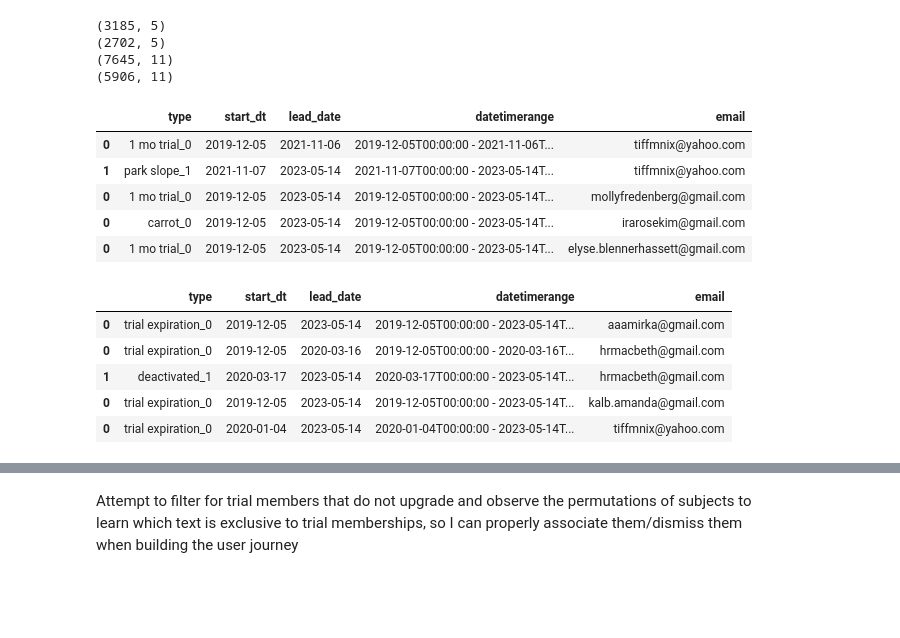
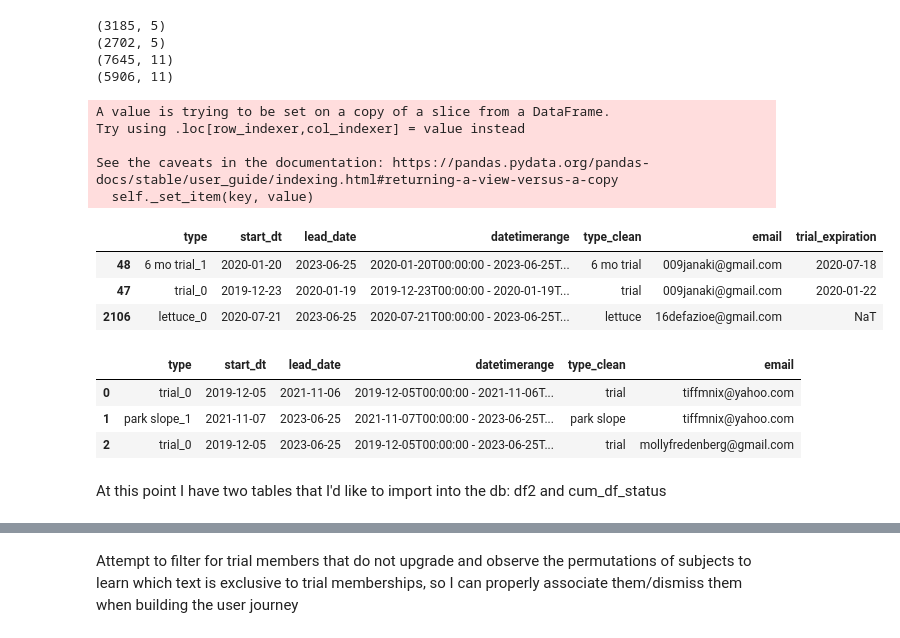
Before and after one commit to calleja/greeneHill, a Jupyter notebook: civiActivityReport.ipynb, the cells around one changed output, grey strips where cells are left out. Saved outputs shown, nothing was run; the diff lists cells and outputs as text; code cells hidden in the pictures; blank space fills up the shorter version.

```diff
--- a/civiActivityReport.ipynb
+++ b/civiActivityReport.ipynb
@@ -60,8 +64,7 @@ class Member_transactions(object):
     Subject_act = {'Trial Membership - ':'trial','Trial Membership - Status: New':'trial','Zucchini Plan -':'6 mo trial','Zucchini Plan - Status: New':'6 mo trial','to Zucchini Plan':'6 mo trial','Lettuce Plan -':'lettuce', 'Avocado Plan -':'avocado','to Avocado Plan':'avocado','Park Slope Member -':'park slope','Park Slope Member - Status: New':'park slope','Apple Plan -':'apple','to Apple Plan':'apple', 'Bushwick Member -':'bushwick','Bushwick Member - Status: New':'bushwick','Carrot Plan - ':'carrot', 'Household Plan - ':'household', 'to Lettuce Plan':'lettuce','to Carrot Plan':'carrot','to Bushwick Member':'bushwick'}
 
     status_lookup = {'Active to General Leave':'general leave', 'to Cancelled':'cancelled', 'General Leave to New':'winback',
-                    'New to Expired':'trial expiration', 'to Deactivated':'deactivated', 'Deactivated to General Leave':'general leave','Deactivated to Expired':'trial expiration', 'to Expired':'trial expiration','Cancelled to Active':'winback','Active to Reactivated':'technical reactivation','to Parental Leave':'parental leave',
-                'General Leave to Active':'winback', 'Cancelled to Re-activated':'winback', 'to General Leave': 'general leave',
+                    'New to Expired':'trial expiration', 'to Deactivated':'deactivated', 'Deactivated to General Leave':'general leave','Deactivated to Expired':'trial expiration', 'to Expired':'trial expiration','Cancelled to Active':'winback','Active to Reactivated':'technical reactivation','to Parental Leave':'parental leave', 'General Leave to Active':'winback', 'Cancelled to Re-activated':'winback', 'to General Leave': 'general leave',
                     'Deactivated to Re-activated':'winback', 'Deactivated to Active':'winback','to Medical Leave':'medical leave',
                       'General Leave to Re-activated':'winback','Medical Leave to Re-activated':'winback', 'Expired to Active':'trial conversion', 'Parental Leave to Active':'winback','Expired to New':'trial conversion','Active to Re-activated':'technical reactivation','Disability Leave to Active':'winback','Active to Care Giving Leave':'care giving leave','Active to New':'technical activation','Expired to Re-activated':'trial conversion','New to Re-activated':'technical re-activation','Medical Leave to Active':'winback','Care Giving Leave to Active':'winback','Re-activated to New':'technical activation'}
     #second/higher level lookup: to be conducted after lower level lookups
@@ -92,6 +95,7 @@ class Member_transactions(object):
 
     #loop through ea key of dicty, pass through a string search function and return the corresponding dict value
 #from the initial vetting dict into the new results dict
+#believe that the below also appends a seq number to the value retrieved from the dict
 # have to swap the key of
     def dict_loop(self,lookup_dict_key):
 
@@ -290,0 +308,6 @@ IndentationError: expected an indented block (2799926085.py, line 10)
+# %%
+#print intermittent output of the Member classes in order to determine best step at which to apply the trial functions
+aatiell_class = Member(activityReport,'aatiell@gmail.com')
+mt,ms = aatiell_class.interact_member_transactions()
+print(mt)
+print(ms)
@@ -291,6 +322,6 @@ IndentationError: expected an indented block (2799926085.py, line 10)
 # %%
-# 2nd version of the membership application: create a dataframe of email, type, date range
-# TODO look into the output errors: "new member type doesn't match any lookup keys: Status changed from Pending to New"
+# 2nd version of the membership application: create a dataframe of email, type, date range; NOTE: type field is present in both sets of DF (type & status)
+# any desired changes to the final df (those inserted into the mysql db) can be done here in addition to the Member and Member_transactions classes
 def create_df(mt_v):
     if len(mt_v) == 0:
         return None
@@ -308,8 +339,11 @@ def create_df(mt_v):
     # if dataframe is of row length = 1, then the "shifted" column should = today's date
     #create a DateRange object per row
         djf['datetimerange'] = djf.apply(lambda x: DateTimeRange(x['start_dt'],x['lead_date']), axis = 1)
+        # sanitize the type field by removing the sequence encoding and storing the abstracted type in its own field
+        djf['type_clean'] = djf['type'].str.split(pat = '_', n = 1,expand = True)[0]
 
         return djf
+
 #called independently from create_df()
 def compile(unq_email):
     unq_mem_class = Member(activityReport,unq_email)
@@ -380,21 +414,3 @@ print(activityReport.loc[~activityReport['Subject_act'].isin(['Status changed fr
 (2702, 5)
 (7645, 11)
 (5906, 11)
-# %%
-cum_df_type.head()
-# %% [output]
-|  | type | start_dt | lead_date | datetimerange | email |
-| 0 | 1 mo trial_0 | 2019-12-05 | 2021-11-06 | 2019-12-05T00:00:00 - 2021-11-06T... | tiffmnix@yahoo.com |
-| 1 | park slope_1 | 2021-11-07 | 2023-05-14 | 2021-11-07T00:00:00 - 2023-05-14T... | tiffmnix@yahoo.com |
-| 0 | 1 mo trial_0 | 2019-12-05 | 2023-05-14 | 2019-12-05T00:00:00 - 2023-05-14T... | mollyfredenberg@gmail.com |
-| 0 | carrot_0 | 2019-12-05 | 2023-05-14 | 2019-12-05T00:00:00 - 2023-05-14T... | irarosekim@gmail.com |
-| 0 | 1 mo trial_0 | 2019-12-05 | 2023-05-14 | 2019-12-05T00:00:00 - 2023-05-14T... | elyse.blennerhassett@gmail.com |
-# %%
-cum_df_status.head()
-# %% [output]
-|  | type | start_dt | lead_date | datetimerange | email |
-| 0 | trial expiration_0 | 2019-12-05 | 2023-05-14 | 2019-12-05T00:00:00 - 2023-05-14T... | aaamirka@gmail.com |
-| 0 | trial expiration_0 | 2019-12-05 | 2020-03-16 | 2019-12-05T00:00:00 - 2020-03-16T... | hrmacbeth@gmail.com |
-| 1 | deactivated_1 | 2020-03-17 | 2023-05-14 | 2020-03-17T00:00:00 - 2023-05-14T... | hrmacbeth@gmail.com |
-| 0 | trial expiration_0 | 2019-12-05 | 2023-05-14 | 2019-12-05T00:00:00 - 2023-05-14T... | kalb.amanda@gmail.com |
-| 0 | trial expiration_0 | 2020-01-04 | 2023-05-14 | 2020-01-04T00:00:00 - 2023-05-14T... | tiffmnix@yahoo.com |
@@ -402,0 +417,30 @@ cum_df_status.head()
+# %%
+#apply the new trial expiration logic
+df = Trial_pattern(cum_df_type)
+df2 = df.process()
+#df.process().sort_values(['email','start_dt']).to_csv('./inspect.csv', index = False)
+# %% [output]
+A value is trying to be set on a copy of a slice from a DataFrame.
+Try using .loc[row_indexer,col_indexer] = value instead
+
+See the caveats in the documentation: https://pandas.pydata.org/pandas-docs/stable/user_guide/indexing.html#returning-a-view-versus-a-copy
+  self._set_item(key, value)
+# %%
+#email is not unique; one record per continuous membership type
+df2 = df2.reset_index(drop = True)
+df2.sort_values('email').head(3)
+# %% [output]
+|  | type | start_dt | lead_date | datetimerange | type_clean | email | trial_expiration |
+| 48 | 6 mo trial_1 | 2020-01-20 | 2023-06-25 | 2020-01-20T00:00:00 - 2023-06-25T... | 6 mo trial | 009janaki@gmail.com | 2020-07-18 |
+| 47 | trial_0 | 2019-12-23 | 2020-01-19 | 2019-12-23T00:00:00 - 2020-01-19T... | trial | 009janaki@gmail.com | 2020-01-22 |
+| 2106 | lettuce_0 | 2020-07-21 | 2023-06-25 | 2020-07-21T00:00:00 - 2023-06-25T... | lettuce | 16defazioe@gmail.com | NaT |
+# %%
+cum_df_type = cum_df_type.reset_index(drop = True)
+cum_df_type.head(3)
+# %% [output]
+|  | type | start_dt | lead_date | datetimerange | type_clean | email |
+| 0 | trial_0 | 2019-12-05 | 2021-11-06 | 2019-12-05T00:00:00 - 2021-11-06T... | trial | tiffmnix@yahoo.com |
+| 1 | park slope_1 | 2021-11-07 | 2023-06-25 | 2021-11-07T00:00:00 - 2023-06-25T... | park slope | tiffmnix@yahoo.com |
+| 2 | trial_0 | 2019-12-05 | 2023-06-25 | 2019-12-05T00:00:00 - 2023-06-25T... | trial | mollyfredenberg@gmail.com |
+# %% [markdown]
+At this point I have two tables that I'd like to import into the db: df2 and cum_df_status
```
Also changed, not shown: parts of 15 cells of this notebook, 3 other files.
